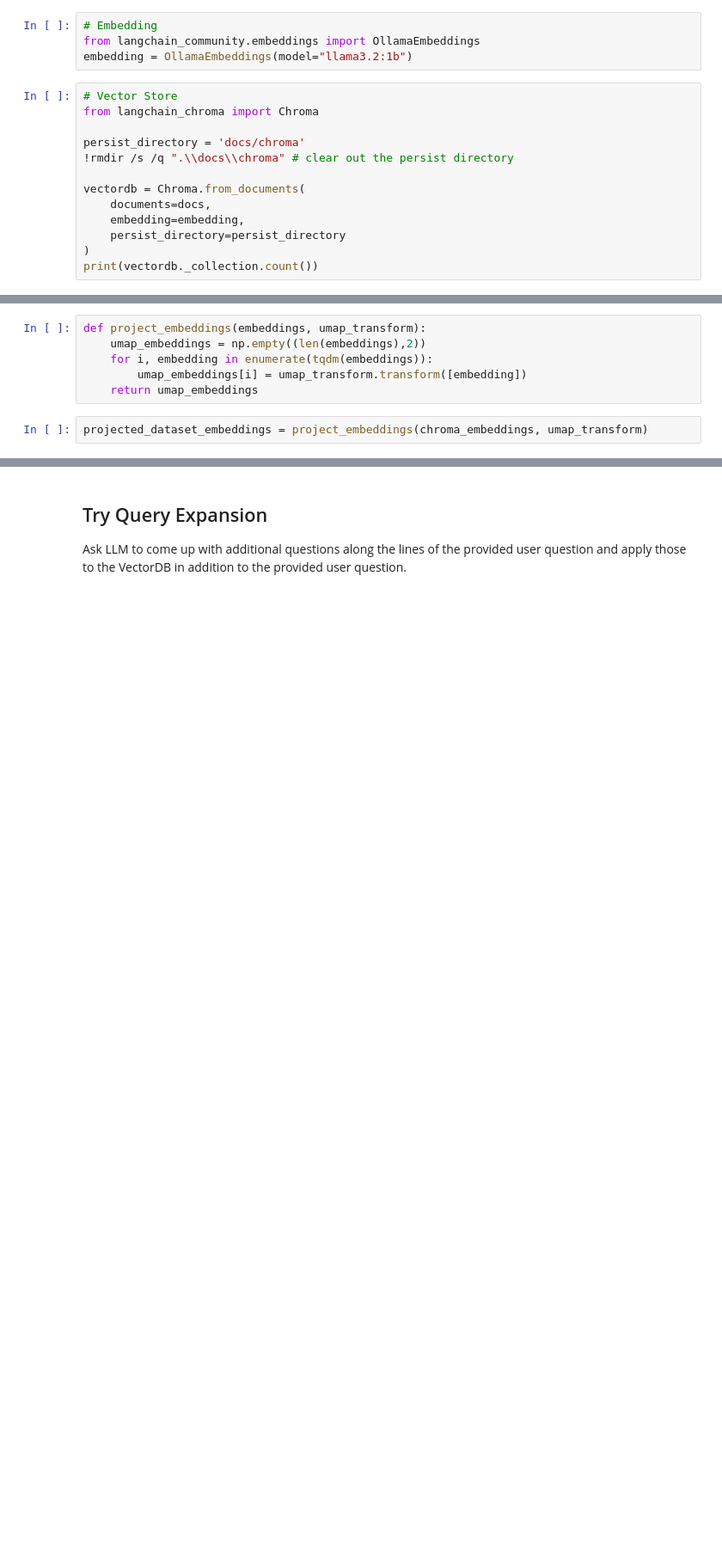
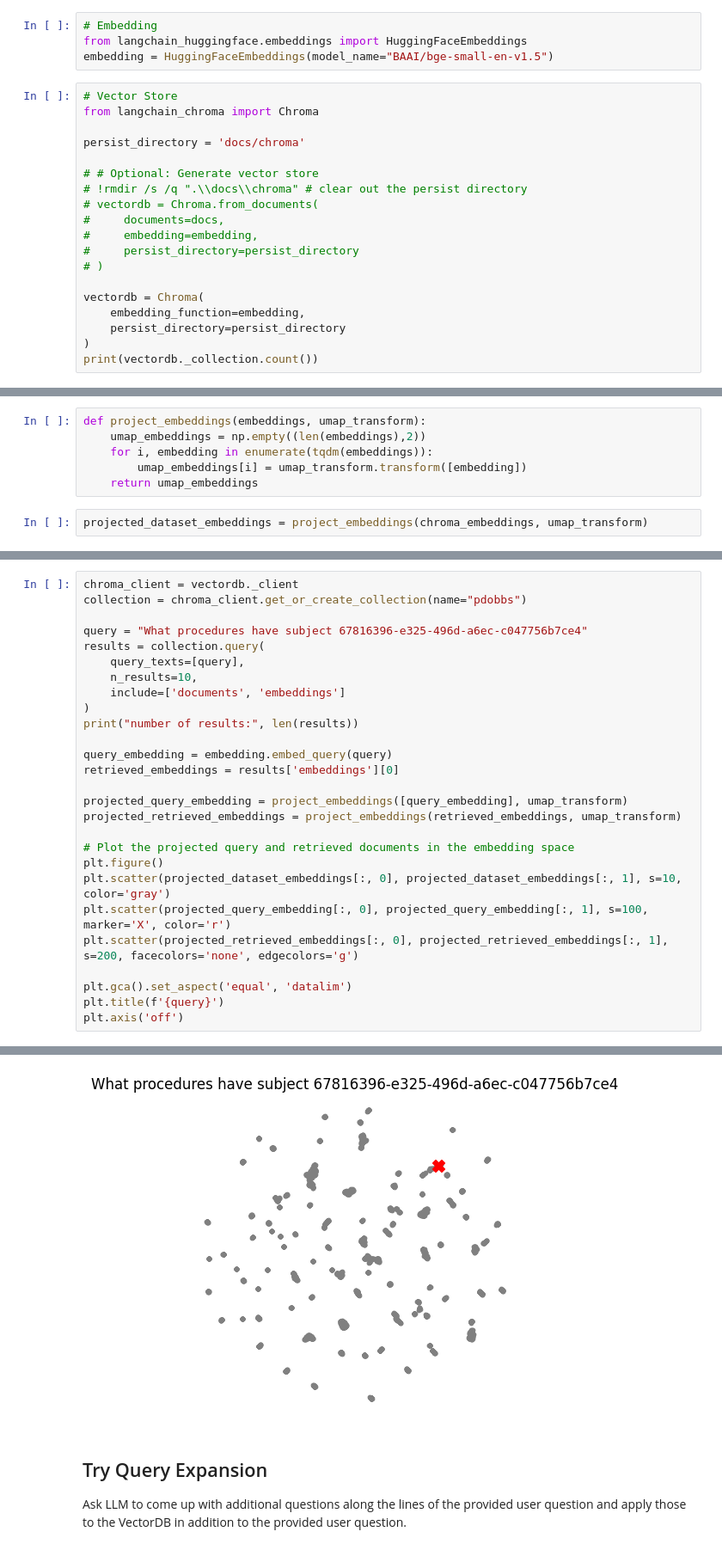
Before and after one commit to peterdobbs77/agentic-healthcare-analytics, a Jupyter notebook: FHIR_RAG/1_try_advanced_retrieval_techniques.ipynb, the cells around one changed output, grey strips where cells are left out. Shown at 86% size. Cells and saved outputs as stored; diff of their text form; blank space fills up the shorter version.

Commit message:
getting further on embedding visualization

```diff
--- a/FHIR_RAG/1_try_advanced_retrieval_techniques.ipynb
+++ b/FHIR_RAG/1_try_advanced_retrieval_techniques.ipynb
@@ -35,18 +35,24 @@ print(docs[5])
 page_content='{"resourceType": "Condition", "id": "0472ed1c-4efa-4c86-bcf1-5eea6bda2432", "clinicalStatus": {"coding": [{"system": "http://terminology.hl7.org/CodeSystem/condition-clinical", "code": " ...
 # %%
 # Embedding
-from langchain_community.embeddings import OllamaEmbeddings
-embedding = OllamaEmbeddings(model="llama3.2:1b")
+from langchain_huggingface.embeddings import HuggingFaceEmbeddings
+embedding = HuggingFaceEmbeddings(model_name="BAAI/bge-small-en-v1.5")
 # %%
 # Vector Store
 from langchain_chroma import Chroma
 
 persist_directory = 'docs/chroma'
-!rmdir /s /q ".\\docs\\chroma" # clear out the persist directory
 
-vectordb = Chroma.from_documents(
-    documents=docs,
-    embedding=embedding,
+# # Optional: Generate vector store
+# !rmdir /s /q ".\\docs\\chroma" # clear out the persist directory
+# vectordb = Chroma.from_documents(
+#     documents=docs,
+#     embedding=embedding,
+#     persist_directory=persist_directory
+# )
+
+vectordb = Chroma(
+    embedding_function=embedding,
     persist_directory=persist_directory
 )
 print(vectordb._collection.count())
@@ -93,0 +103,28 @@ plt.axis('off')
+# %%
+chroma_client = vectordb._client
+collection = chroma_client.get_or_create_collection(name="pdobbs")
+
+query = "What procedures have subject 67816396-e325-496d-a6ec-c047756b7ce4"
+results = collection.query(
+    query_texts=[query],
+    n_results=10,
+    include=['documents', 'embeddings']
+)
+print("number of results:", len(results))
+
+query_embedding = embedding.embed_query(query)
+retrieved_embeddings = results['embeddings'][0]
+
+projected_query_embedding = project_embeddings([query_embedding], umap_transform)
+projected_retrieved_embeddings = project_embeddings(retrieved_embeddings, umap_transform)
+
+# Plot the projected query and retrieved documents in the embedding space
+plt.figure()
+plt.scatter(projected_dataset_embeddings[:, 0], projected_dataset_embeddings[:, 1], s=10, color='gray')
+plt.scatter(projected_query_embedding[:, 0], projected_query_embedding[:, 1], s=100, marker='X', color='r')
+plt.scatter(projected_retrieved_embeddings[:, 0], projected_retrieved_embeddings[:, 1], s=200, facecolors='none', edgecolors='g')
+
+plt.gca().set_aspect('equal', 'datalim')
+plt.title(f'{query}')
+plt.axis('off')
+# %% [output]
@@ -94,3 +136,4 @@ plt.axis('off')
+[figure, added]
 # %% [markdown]
 ## Try Query Expansion
 
```
Also changed, not shown: parts of 8 cells of this notebook.
